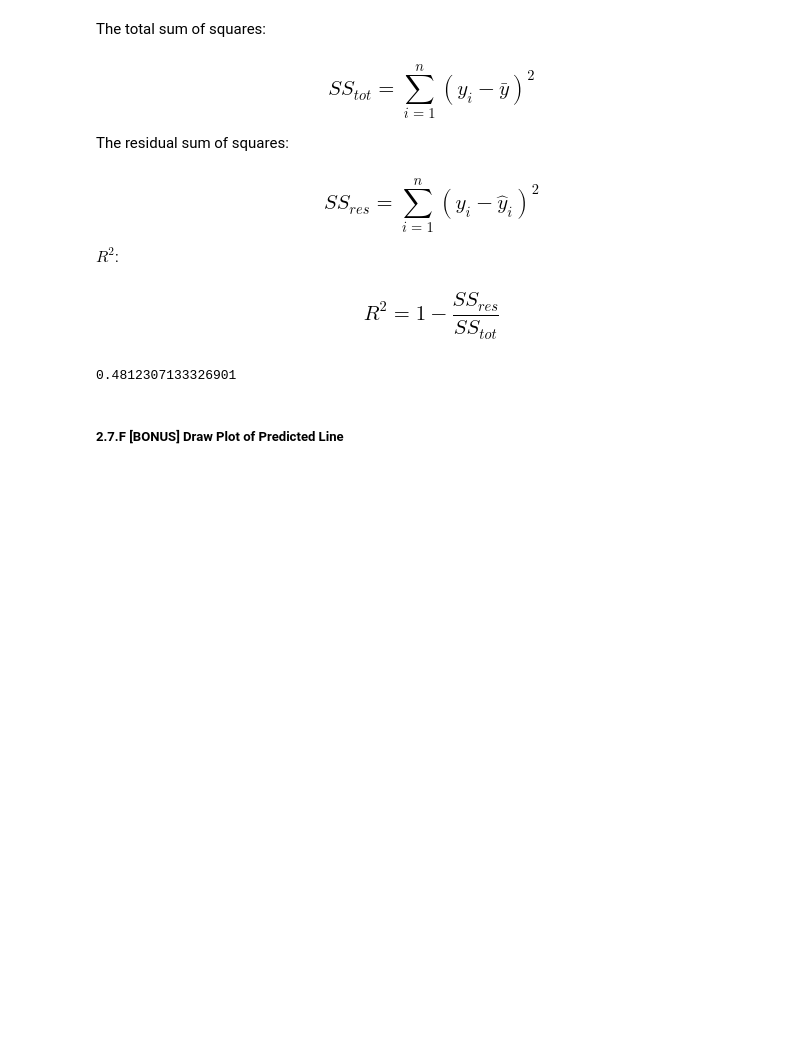
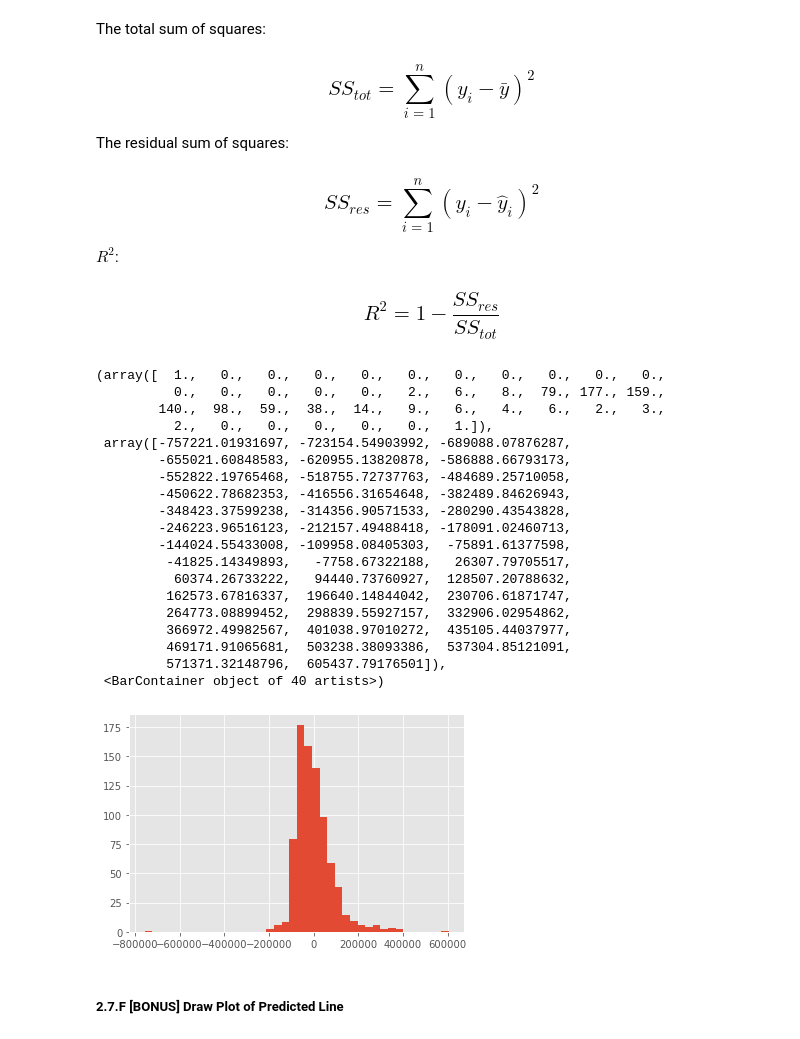
Before and after one commit to kyzers0ze/InstituteofData2021, a Jupyter notebook: completed_labs/Lab 4.1.1 - Linear Regression I.ipynb, the cells around one changed output. Cells and saved outputs as stored; diff of their text form; code cells hidden in the pictures; blank space fills up the shorter version.

```diff
--- a/completed_labs/Lab 4.1.1 - Linear Regression I.ipynb
+++ b/completed_labs/Lab 4.1.1 - Linear Regression I.ipynb
@@ -204,6 +204,6 @@ Name: sq__ft, Length: 814, dtype: float64
 ### $$ \text{residual}_i = y_i - \hat{y}_i$$
 # %%
 # ANSWER
-residual_arr = dropped_df.sq__ft - yhat_arr
-residual_arr
+residual_arr = dropped_df.price - yhat_arr
+residual_arr.max()
 # %% [output]
@@ -245,35 +234,60 @@ $R^2$:
 def get_b1(y_arr,x_arr):
     y_mean = y_arr.mean()
     x_mean = x_arr.mean()
     numer_arr = (y_arr - y_mean) * (x_arr - x_mean)
     denom_arr = (x_arr - x_mean)**2
     b1 = numer_arr.sum() / denom_arr.sum()
     return b1
 
 def get_b0(y_arr,b1,x_mean):
     b0 = y_mean - b1 * x_mean
     return b0
 
 def get_yhat_arr(b0,b1,x_arr):
     yhat_arr = b0 + b1 * x_arr
     return yhat_arr
 
 def calculate_r_squared(y_arr,x_arr):
     b1 = get_b1(y_arr,x_arr)
     x_mean = x_arr.mean()
     y_mean = y_arr.mean()
     b0 = get_b0(y_arr,b1,x_mean)
     yhat_arr = get_yhat_arr(b0,b1,x_arr)
     SStot_arr = (y_arr - y_mean)**2
     SStot = SStot_arr.sum()
     SSres_arr = (y_arr - yhat_arr)**2
     SSres = SSres_arr.sum()
     r_squared = 1 - (SSres/SStot)
     return r_squared
 
-calculate_r_squared(dropped_df.price,dropped_df.sq__ft)
+def get_residual_arr(y_arr,x_arr):
+    b1 = get_b1(y_arr,x_arr)
+    x_mean = x_arr.mean()
+    b0 = get_b0(y_arr,b1,x_mean)
+    yhat_arr = get_yhat_arr(b0,b1,x_arr)
+    residual_arr = y_arr - yhat_arr
+    return residual_arr
 # %% [output]
-0.4812307133326901
+(array([  1.,   0.,   0.,   0.,   0.,   0.,   0.,   0.,   0.,   0.,   0.,
+          0.,   0.,   0.,   0.,   0.,   2.,   6.,   8.,  79., 177., 159.,
+        140.,  98.,  59.,  38.,  14.,   9.,   6.,   4.,   6.,   2.,   3.,
+          2.,   0.,   0.,   0.,   0.,   0.,   1.]),
+ array([-757221.01931697, -723154.54903992, -689088.07876287,
+        -655021.60848583, -620955.13820878, -586888.66793173,
+        -552822.19765468, -518755.72737763, -484689.25710058,
+        -450622.78682353, -416556.31654648, -382489.84626943,
+        -348423.37599238, -314356.90571533, -280290.43543828,
+        -246223.96516123, -212157.49488418, -178091.02460713,
+        -144024.55433008, -109958.08405303,  -75891.61377598,
+         -41825.14349893,   -7758.67322188,   26307.79705517,
+          60374.26733222,   94440.73760927,  128507.20788632,
+         162573.67816337,  196640.14844042,  230706.61871747,
+         264773.08899452,  298839.55927157,  332906.02954862,
+         366972.49982567,  401038.97010272,  435105.44037977,
+         469171.91065681,  503238.38093386,  537304.85121091,
+         571371.32148796,  605437.79176501]),
+ <BarContainer object of 40 artists>)
+[figure, added]
 # %% [markdown]
 ##### 2.7.F [BONUS] Draw Plot of Predicted Line
 # %%
```
Also changed, not shown: parts of 2 cells of this notebook.
